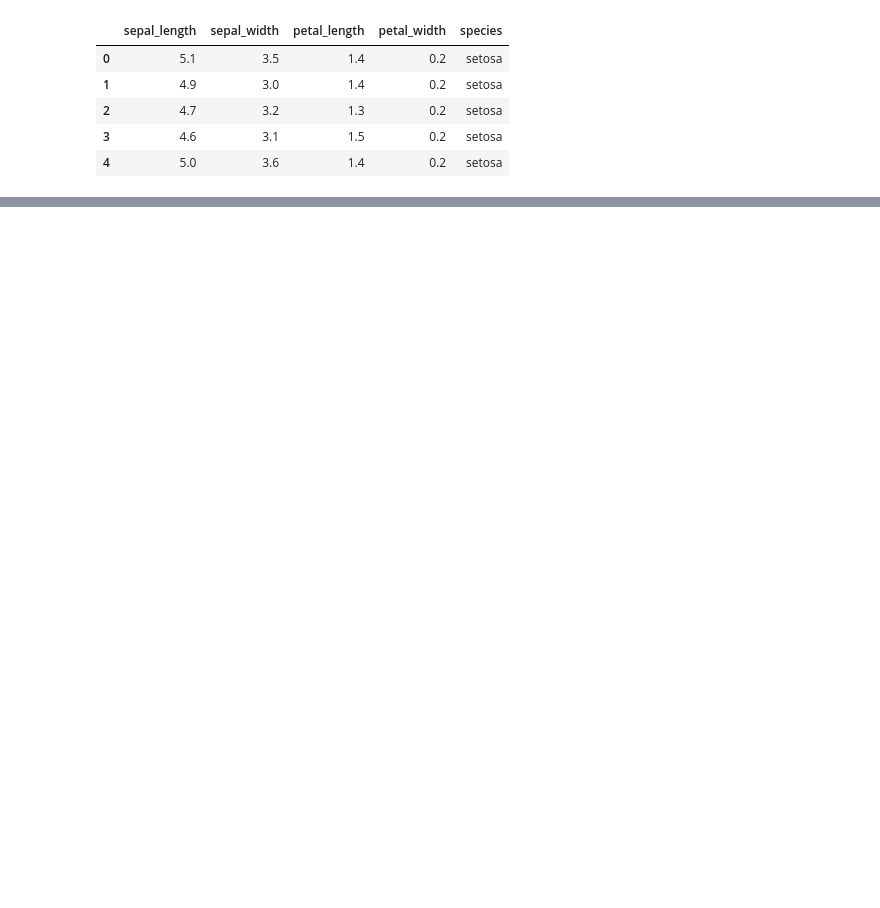
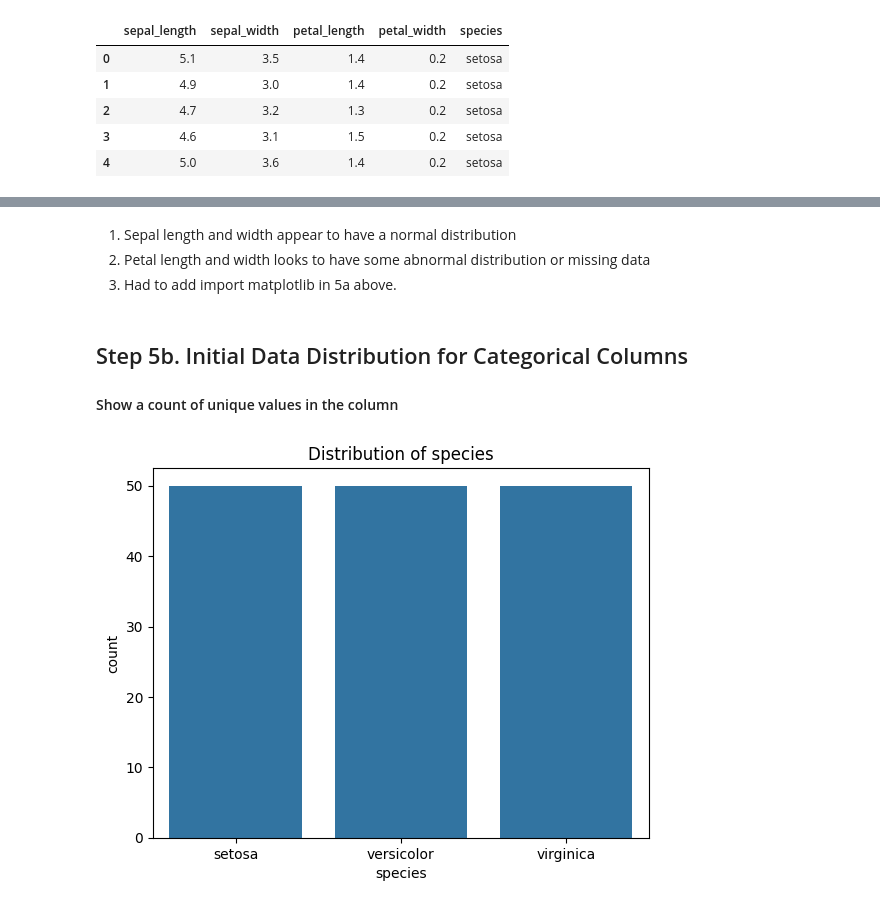
Before and after one commit to bjdawson23/datafun-04-eda, a Jupyter notebook: bjdawson_eda.ipynb, the cells around one changed output, grey strips where cells are left out. Saved outputs shown, nothing was run; the diff lists cells and outputs as text; code cells hidden in the pictures; blank space fills up the shorter version.

```diff
--- a/bjdawson_eda.ipynb
+++ b/bjdawson_eda.ipynb
@@ -40,0 +110,25 @@ iris_df.head()
+# %% [markdown]
+1. Sepal length and width appear to have a normal distribution
+2. Petal length and width looks to have some abnormal distribution or missing data
+3. Had to add import matplotlib in 5a above.
+# %% [markdown]
+## Step 5b. Initial Data Distribution for Categorical Columns
+#### Show a count of unique values in the column
+# %%
+# Inspect value counts by categorical column
+# Column name must be EXACT.
+# The value_counts() method is only available for Series objects.
+# The value_counts() method returns a pandas Series with the counts of unique values in the column.
+iris_df['species'].value_counts()
+
+# Inspect value counts for ALL categorical columns
+for col in iris_df.select_dtypes(include=['object', 'category']).columns:
+    # Display count plot
+    sns.countplot(x=col, data=iris_df)
+    matplotlib.pyplot.title(f'Distribution of {col}')
+    matplotlib.pyplot.show()
+
+# Show all plots
+matplotlib.pyplot.show()
+# %% [output]
+[figure, added]
```
Also changed, not shown: parts of 17 cells of this notebook, 1 other file.
